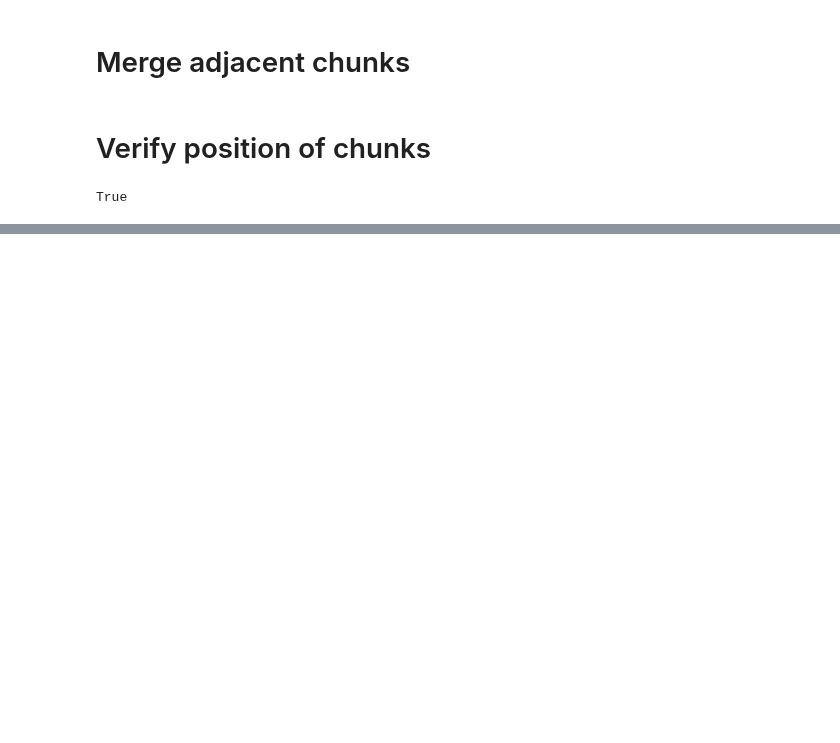
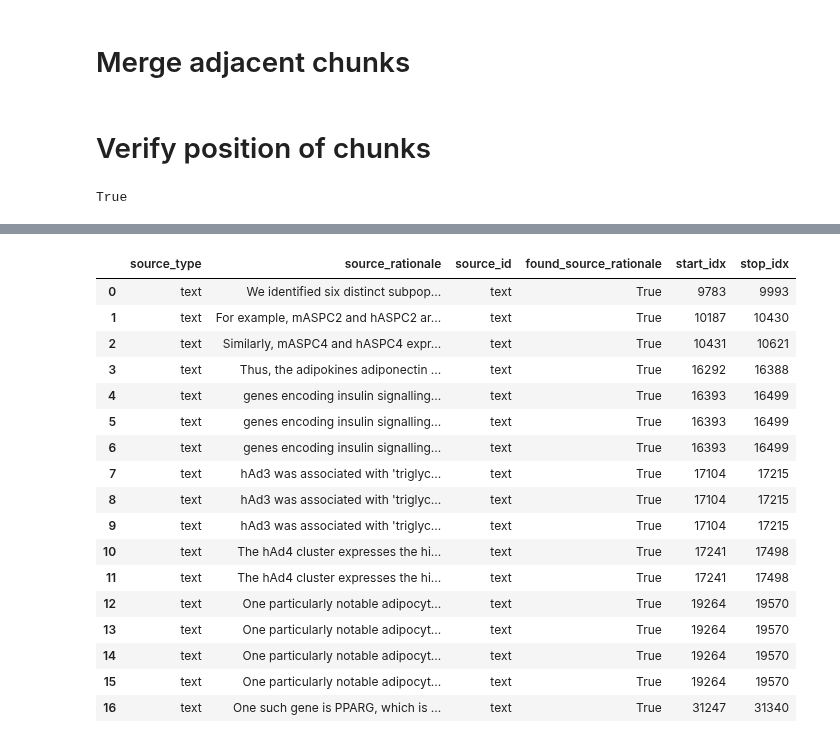
Before and after one commit to sbooeshaghi/llmarkers, a Jupyter notebook: analysis/llm/chunk_filter_merge.ipynb, the cells around one changed output, grey strips where cells are left out. Cells and saved outputs as stored; diff of their text form; code cells hidden in the pictures; blank space fills up the shorter version.

```diff
--- a/analysis/llm/chunk_filter_merge.ipynb
+++ b/analysis/llm/chunk_filter_merge.ipynb
@@ -214,0 +317,21 @@ reformatted = reformat_merged(merged)
+# %%
+good
+# %% [output]
+|  | source_type | source_rationale | source_id | found_source_rationale | start_idx | stop_idx |
+| 0 | text | We identified six distinct subpop... | text | True | 9783 | 9993 |
+| 1 | text | For example, mASPC2 and hASPC2 ar... | text | True | 10187 | 10430 |
+| 2 | text | Similarly, mASPC4 and hASPC4 expr... | text | True | 10431 | 10621 |
+| 3 | text | Thus, the adipokines adiponectin ... | text | True | 16292 | 16388 |
+| 4 | text | genes encoding insulin signalling... | text | True | 16393 | 16499 |
+| 5 | text | genes encoding insulin signalling... | text | True | 16393 | 16499 |
+| 6 | text | genes encoding insulin signalling... | text | True | 16393 | 16499 |
+| 7 | text | hAd3 was associated with 'triglyc... | text | True | 17104 | 17215 |
+| 8 | text | hAd3 was associated with 'triglyc... | text | True | 17104 | 17215 |
+| 9 | text | hAd3 was associated with 'triglyc... | text | True | 17104 | 17215 |
+| 10 | text | The hAd4 cluster expresses the hi... | text | True | 17241 | 17498 |
+| 11 | text | The hAd4 cluster expresses the hi... | text | True | 17241 | 17498 |
+| 12 | text | One particularly notable adipocyt... | text | True | 19264 | 19570 |
+| 13 | text | One particularly notable adipocyt... | text | True | 19264 | 19570 |
+| 14 | text | One particularly notable adipocyt... | text | True | 19264 | 19570 |
+| 15 | text | One particularly notable adipocyt... | text | True | 19264 | 19570 |
+| 16 | text | One such gene is PPARG, which is ... | text | True | 31247 | 31340 |
```
Also changed, not shown: parts of 19 cells of this notebook, 3 other files.
